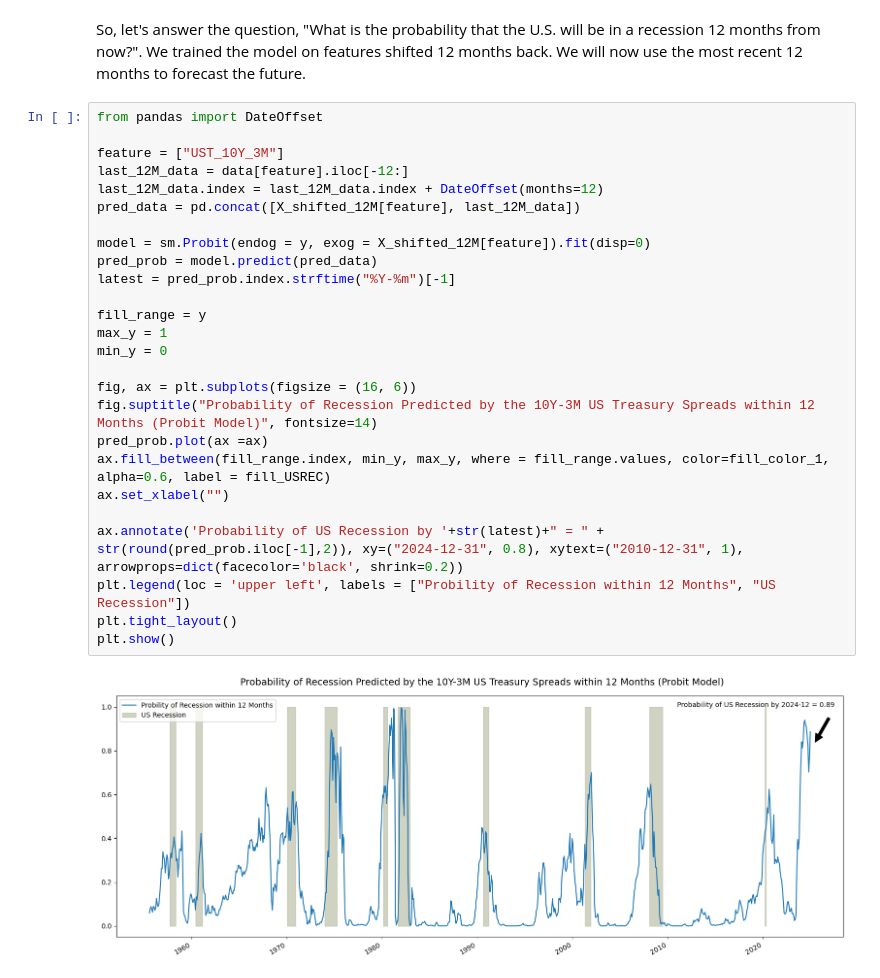
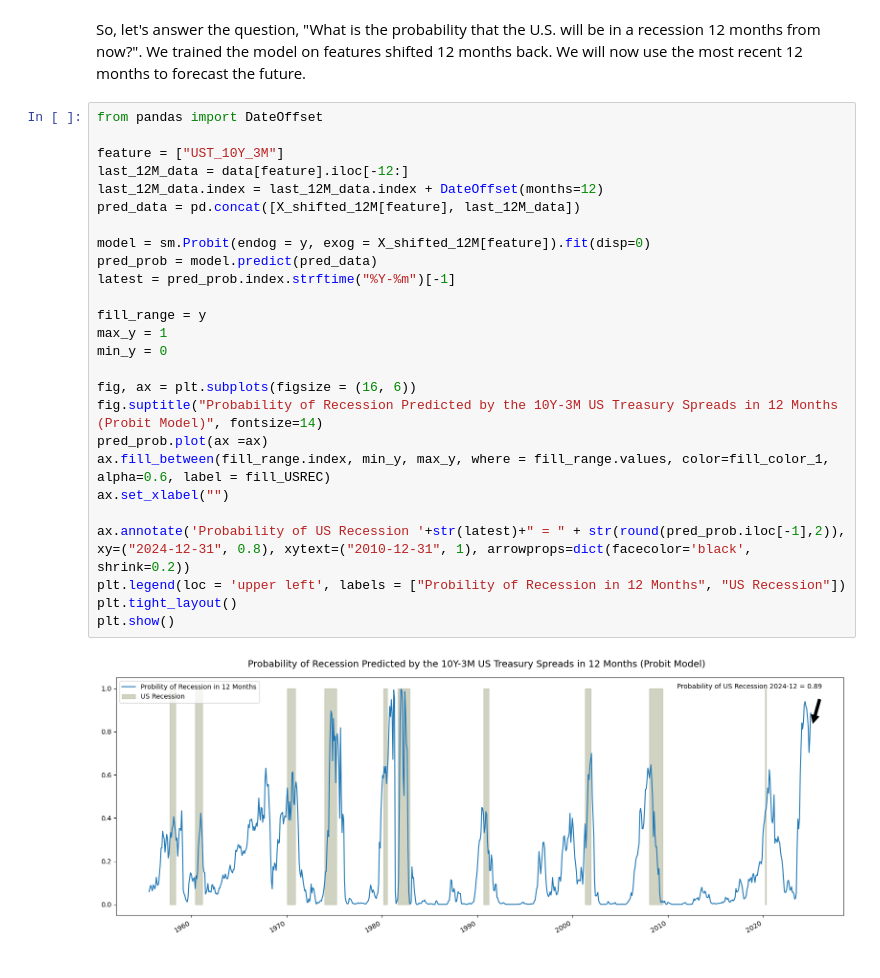
Before and after one commit to georgegee23/US-Treasury-Spread-Recessions, a Jupyter notebook: US_YC_USREC_Probit_PB.ipynb, the cells around one changed output. Saved outputs shown, nothing was run; the diff lists cells and outputs as text.

```diff
--- a/US_YC_USREC_Probit_PB.ipynb
+++ b/US_YC_USREC_Probit_PB.ipynb
@@ -378,28 +378,28 @@ So, let's answer the question, "What is the probability that the U.S. will be in
 # %%
 from pandas import DateOffset
 
 feature = ["UST_10Y_3M"]
 last_12M_data = data[feature].iloc[-12:]
 last_12M_data.index = last_12M_data.index + DateOffset(months=12)
 pred_data = pd.concat([X_shifted_12M[feature], last_12M_data])
 
 model = sm.Probit(endog = y, exog = X_shifted_12M[feature]).fit(disp=0)
 pred_prob = model.predict(pred_data)
 latest = pred_prob.index.strftime("%Y-%m")[-1]
 
 fill_range = y
 max_y = 1
 min_y = 0
 
 fig, ax = plt.subplots(figsize = (16, 6))
-fig.suptitle("Probability of Recession Predicted by the 10Y-3M US Treasury Spreads within 12 Months (Probit Model)", fontsize=14)
+fig.suptitle("Probability of Recession Predicted by the 10Y-3M US Treasury Spreads in 12 Months (Probit Model)", fontsize=14)
 pred_prob.plot(ax =ax)
 ax.fill_between(fill_range.index, min_y, max_y, where = fill_range.values, color=fill_color_1, alpha=0.6, label = fill_USREC)
 ax.set_xlabel("")
 
-ax.annotate('Probability of US Recession by '+str(latest)+" = " + str(round(pred_prob.iloc[-1],2)), xy=("2024-12-31", 0.8), xytext=("2010-12-31", 1), arrowprops=dict(facecolor='black', shrink=0.2))
-plt.legend(loc = 'upper left', labels = ["Probility of Recession within 12 Months", "US Recession"])
+ax.annotate('Probability of US Recession '+str(latest)+" = " + str(round(pred_prob.iloc[-1],2)), xy=("2024-12-31", 0.8), xytext=("2010-12-31", 1), arrowprops=dict(facecolor='black', shrink=0.2))
+plt.legend(loc = 'upper left', labels = ["Probility of Recession in 12 Months", "US Recession"])
 plt.tight_layout()
 plt.show()
 # %% [output]
-[figure, old version]
+[figure, new version]
```
